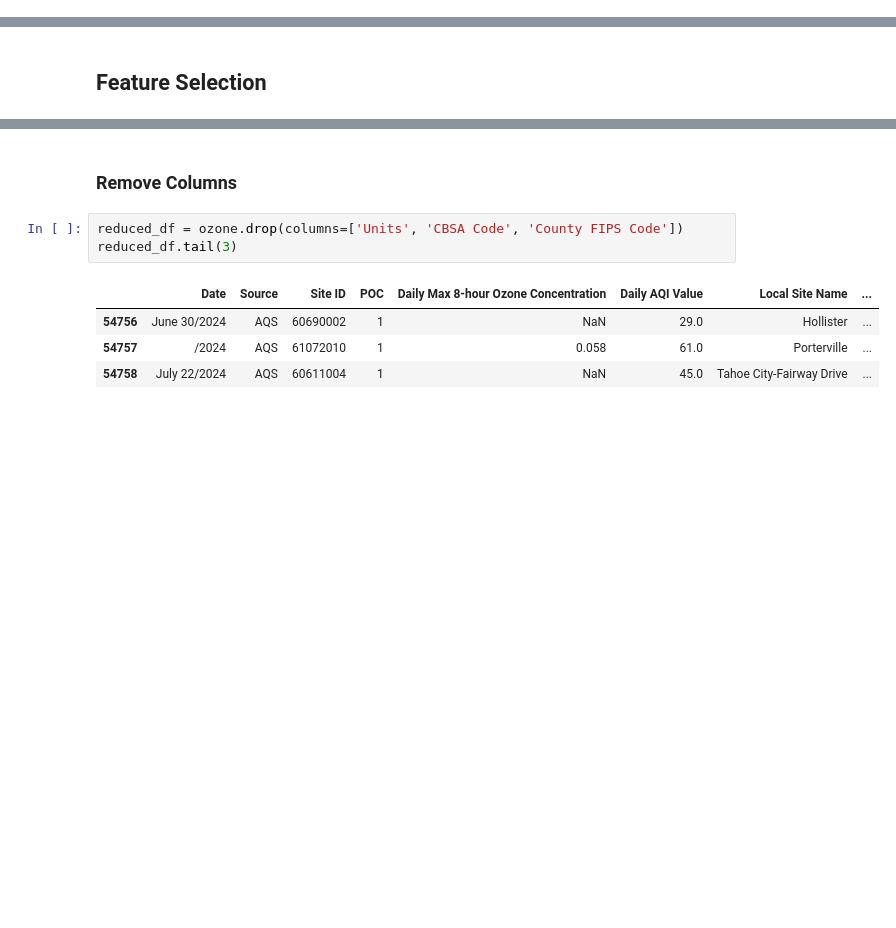
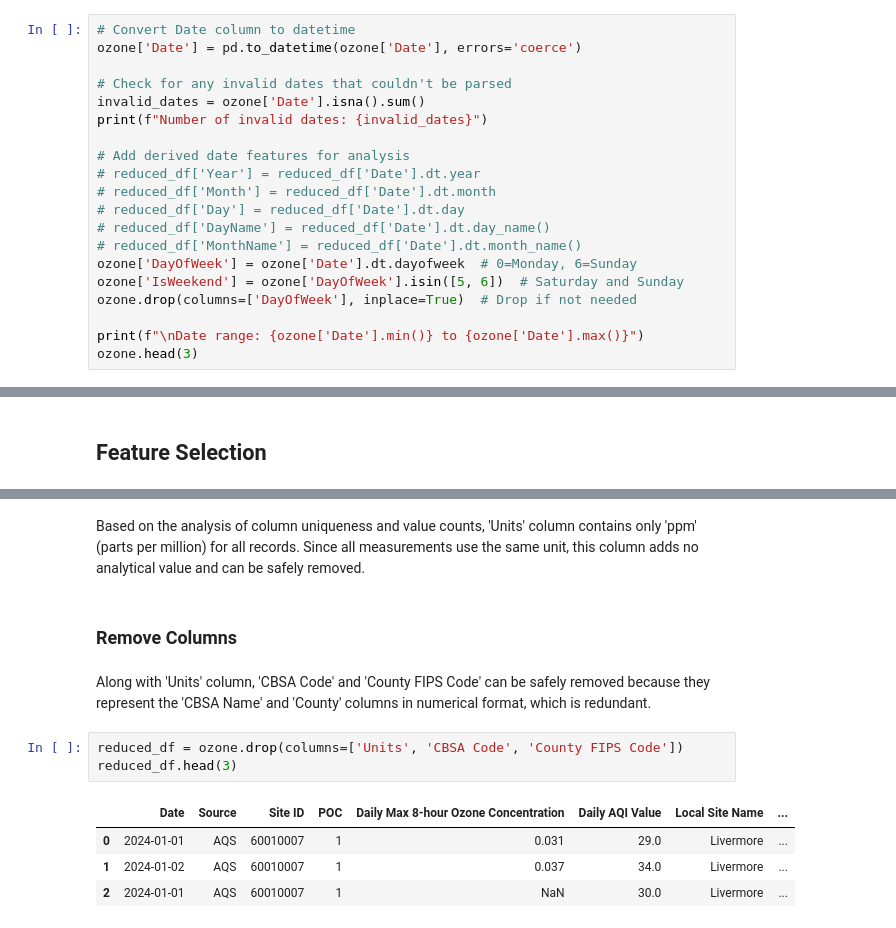
Before and after one commit to avishekdangol77/ozone-data-analysis, a Jupyter notebook: notebooks/EDA.ipynb, the cells around one changed output, grey strips where cells are left out. Saved outputs shown, nothing was run; the diff lists cells and outputs as text; blank space fills up the shorter version.

```diff
--- a/notebooks/EDA.ipynb
+++ b/notebooks/EDA.ipynb
@@ -148,0 +154,20 @@ This initial analysis suggests the data is generally reliable with some outliers
+# %%
+# Convert Date column to datetime
+ozone['Date'] = pd.to_datetime(ozone['Date'], errors='coerce')
+
+# Check for any invalid dates that couldn't be parsed
+invalid_dates = ozone['Date'].isna().sum()
+print(f"Number of invalid dates: {invalid_dates}")
+
+# Add derived date features for analysis
+# reduced_df['Year'] = reduced_df['Date'].dt.year
+# reduced_df['Month'] = reduced_df['Date'].dt.month
+# reduced_df['Day'] = reduced_df['Date'].dt.day
+# reduced_df['DayName'] = reduced_df['Date'].dt.day_name()
+# reduced_df['MonthName'] = reduced_df['Date'].dt.month_name()
+ozone['DayOfWeek'] = ozone['Date'].dt.dayofweek  # 0=Monday, 6=Sunday
+ozone['IsWeekend'] = ozone['DayOfWeek'].isin([5, 6])  # Saturday and Sunday
+ozone.drop(columns=['DayOfWeek'], inplace=True)  # Drop if not needed
+
+print(f"\nDate range: {ozone['Date'].min()} to {ozone['Date'].max()}")
+ozone.head(3)
@@ -195,11 +471,15 @@ ppm    54759
 Name: count, dtype: int64
+# %% [markdown]
+Based on the analysis of column uniqueness and value counts, 'Units' column contains only 'ppm' (parts per million) for all records. Since all measurements use the same unit, this column adds no analytical value and can be safely removed.
 # %% [markdown]
 ### Remove Columns
+# %% [markdown]
+Along with 'Units' column, 'CBSA Code' and 'County FIPS Code' can be safely removed because they represent the 'CBSA Name' and 'County' columns in numerical format, which is redundant.
 # %%
 reduced_df = ozone.drop(columns=['Units', 'CBSA Code', 'County FIPS Code'])
-reduced_df.tail(3)
+reduced_df.head(3)
 # %% [output]
 |  | Date | Source | Site ID | POC | Daily Max 8-hour Ozone Concentration | Daily AQI Value | Local Site Name | ... |
-| 54756 | June 30/2024 | AQS | 60690002 | 1 | NaN | 29.0 | Hollister | ... |
-| 54757 | /2024 | AQS | 61072010 | 1 | 0.058 | 61.0 | Porterville | ... |
-| 54758 | July 22/2024 | AQS | 60611004 | 1 | NaN | 45.0 | Tahoe City-Fairway Drive | ... |
+| 0 | 2024-01-01 | AQS | 60010007 | 1 | 0.031 | 29.0 | Livermore | ... |
+| 1 | 2024-01-02 | AQS | 60010007 | 1 | 0.037 | 34.0 | Livermore | ... |
+| 2 | 2024-01-01 | AQS | 60010007 | 1 | NaN | 30.0 | Livermore | ... |
```
Also changed, not shown: parts of 12 cells of this notebook.
